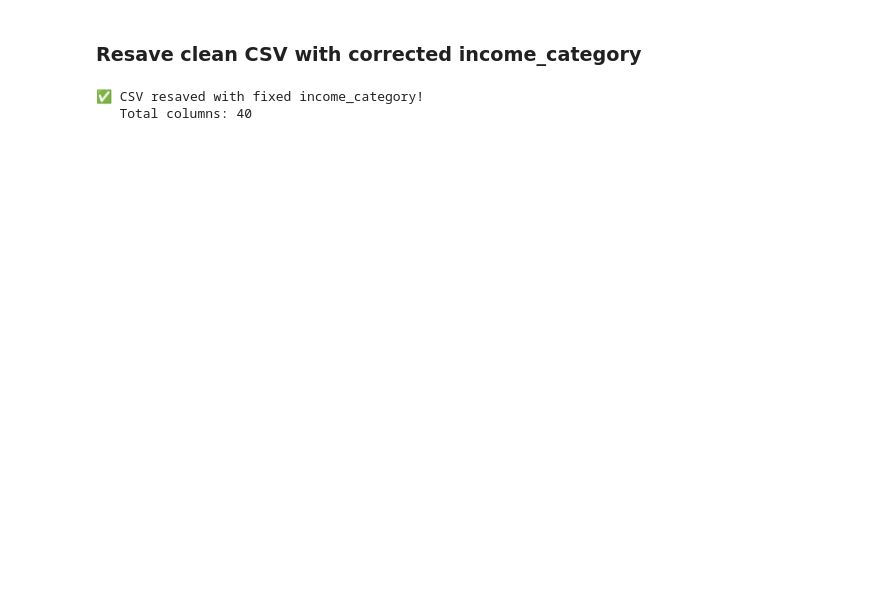
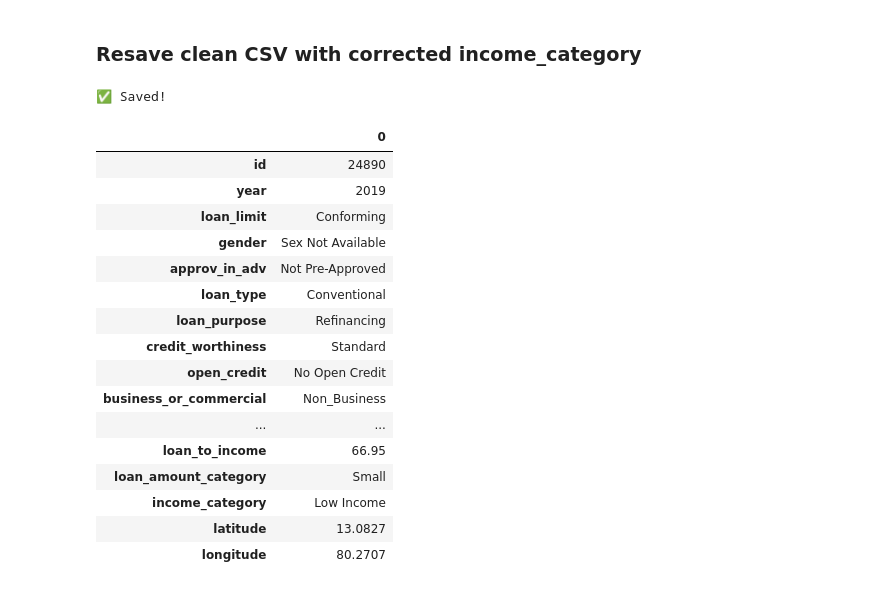
Before and after one commit to nikitagh712-ai/loan_default_project, a Jupyter notebook: DATA/loan_risk_analysis.ipynb, the cells around one changed output. Saved outputs shown, nothing was run; the diff lists cells and outputs as text; code cells hidden in the pictures; blank space fills up the shorter version.

```diff
--- a/DATA/loan_risk_analysis.ipynb
+++ b/DATA/loan_risk_analysis.ipynb
@@ -970,0 +1058,17 @@ Fixing income_category bins...
+# %%
+df['region'] = df['region'].str.lower().str.strip()
+region_coords = {
+    'north'      : {'lat': 28.6139, 'lon': 77.2090},
+    'south'      : {'lat': 13.0827, 'lon': 80.2707},
+    'central'    : {'lat': 21.1466, 'lon': 79.0882},
+    'north-east' : {'lat': 26.1445, 'lon': 91.7362}}
+
+df['latitude']  = df['region'].map(
+    {k: v['lat'] for k,v in region_coords.items()})
+df['longitude'] = df['region'].map(
+    {k: v['lon'] for k,v in region_coords.items()})
+
+print("✅ Done!")
+print(df[['region','latitude','longitude']].drop_duplicates())
+print(f"\nNulls in latitude : {df['latitude'].isnull().sum()}")
+print(f"Nulls in longitude: {df['longitude'].isnull().sum()}")
@@ -971,10 +1085,2 @@ Fixing income_category bins...
 # %% [markdown]
 ### Resave clean CSV with corrected income_category
-# %%
-save_path = r"C:\Users\Nkita\Downloads\loan_default_cleaned.csv"
-df.to_csv(save_path, index=False)
-print(f"✅ CSV resaved with fixed income_category!")
-print(f"   Total columns: {df.shape[1]}")
-# %% [output]
-✅ CSV resaved with fixed income_category!
-   Total columns: 40
@@ -982,0 +1087,26 @@ s
+# %%
+save_path = r"C:\Users\Nkita\Downloads\loan_default_cleaned.csv"
+df.to_csv(save_path, index=False)
+print("✅ Saved!")
+# %% [output]
+✅ Saved!
+# %%
+df.head(1).T
+# %% [output]
+|  | 0 |
+| id | 24890 |
+| year | 2019 |
+| loan_limit | Conforming |
+| gender | Sex Not Available |
+| approv_in_adv | Not Pre-Approved |
+| loan_type | Conventional |
+| loan_purpose | Refinancing |
+| credit_worthiness | Standard |
+| open_credit | No Open Credit |
+| business_or_commercial | Non_Business |
+| ... | ... |
+| loan_to_income | 66.95 |
+| loan_amount_category | Small |
+| income_category | Low Income |
+| latitude | 13.0827 |
+| longitude | 80.2707 |
```
Also changed, not shown: parts of 5 cells of this notebook, 4 other files.
